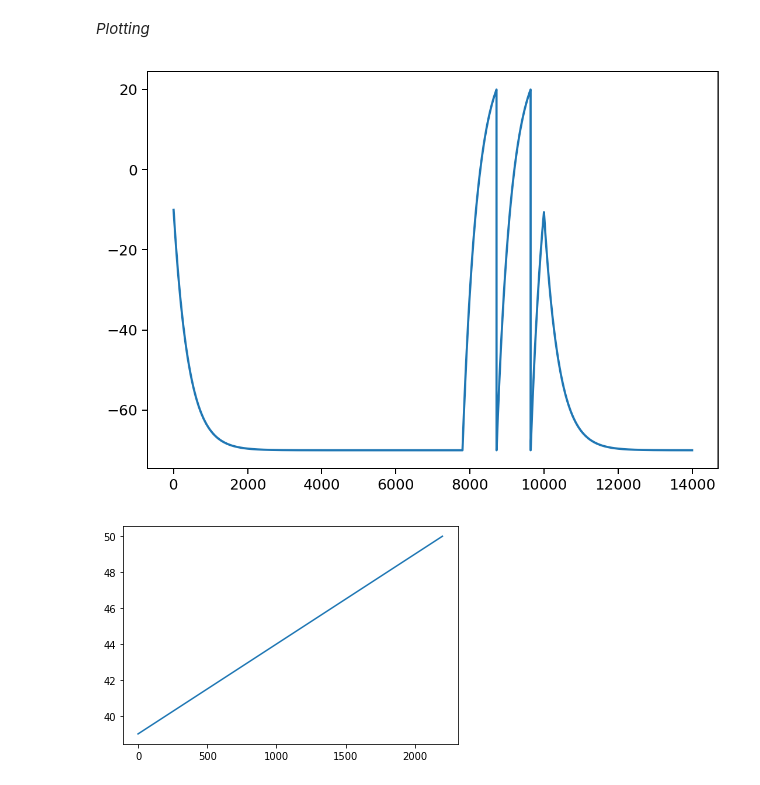
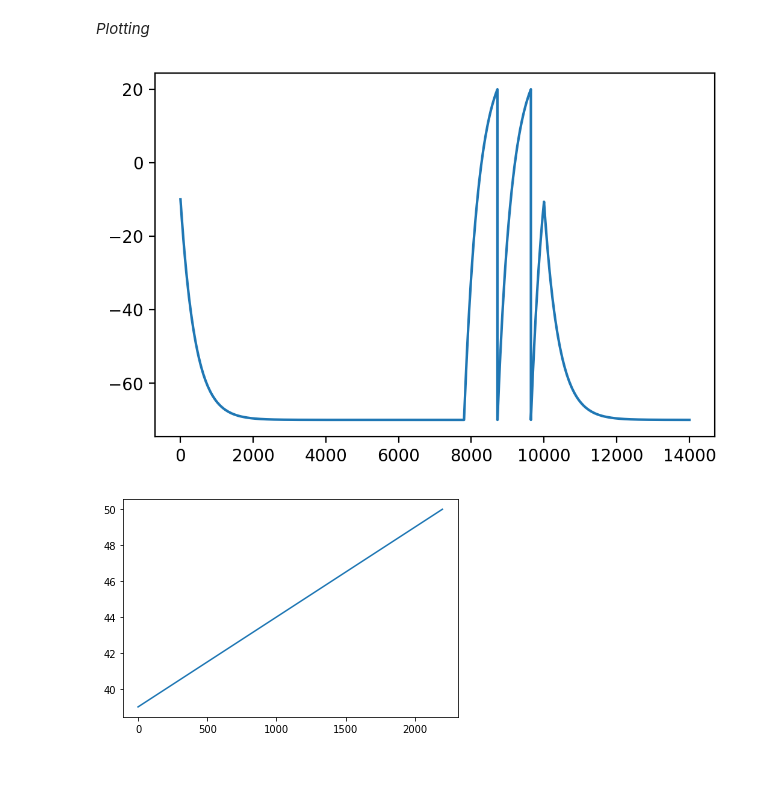
Before and after one commit to Jaffar-Hussein/ADEX, a Jupyter notebook: lif_spike.ipynb, the cells around one changed output. Cells and saved outputs as stored; diff of their text form; code cells hidden in the pictures.

```diff
--- a/lif_spike.ipynb
+++ b/lif_spike.ipynb
@@ -46,11 +46,11 @@ while t < 70 :
 # %% [markdown]
 *Plotting*
 # %%
-plt.figure(figsize=(7,5),dpi=180)
+plt.figure(dpi=200)
 plt.plot(voltages)
 plt.show()
 # %% [output]
-[figure, old version]
+[figure, new version]
 # %%
 plt.plot(spike_times)
 plt.show()
```
Also changed, not shown: 20 other files.
